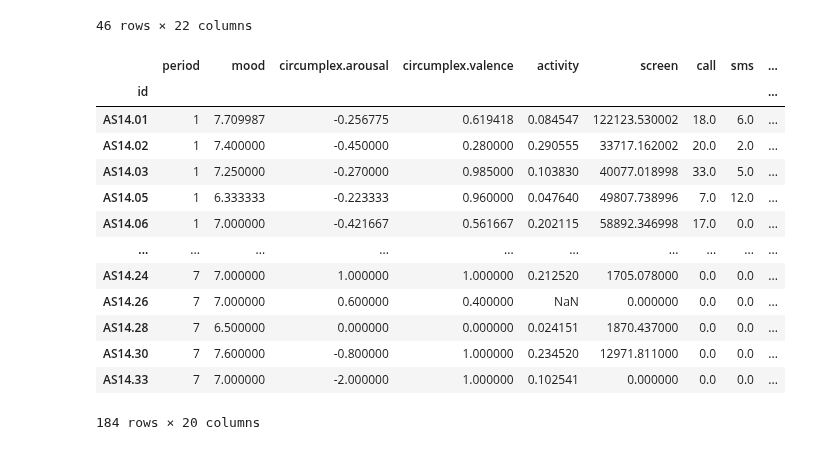
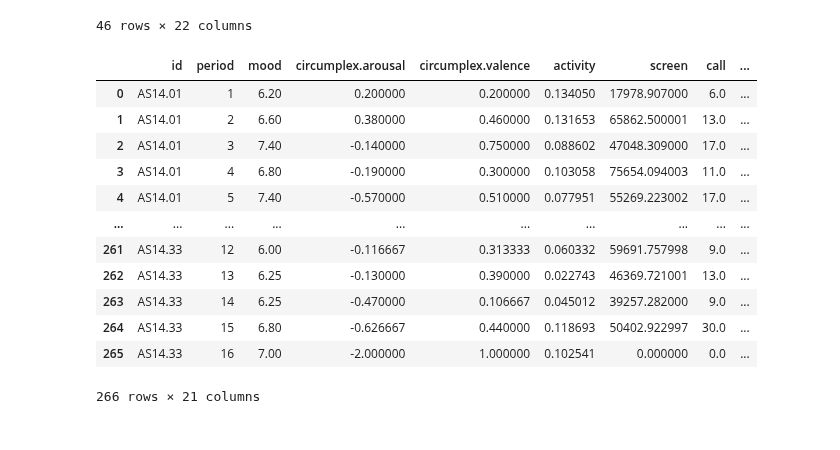
Before and after one commit to QST23/course_dmt, a Jupyter notebook: ass1/feature_engineering.ipynb, the cells around one changed output. Drawn from its saved outputs; the diff is of its cells as text; code cells hidden in the pictures.

Commit message:
Feature engineering start

```diff
--- a/ass1/feature_engineering.ipynb
+++ b/ass1/feature_engineering.ipynb
@@ -33,28 +33,49 @@ df.loc[df['id'] == 'AS14.01']
 # %%
 # Convert 'date' column to datetime type
 df['date'] = pd.to_datetime(df['date'])
 
-# Create a new column 'period' with period numbers (every period number corresponds to 5 days)
-df['period'] = ((df['date'].dt.day - 1) // 5) + 1
+# Set 'id' as index
+df.set_index('id', inplace=True)
 
+# Find the earliest date for each 'id'
+earliest_dates = df.groupby('id')['date'].min()
+
+# Create a dictionary to store the date ranges for each 'id'
+date_ranges = {}
+
+# Loop through each 'id' and generate date ranges for each 5-day period
+for id, earliest_date in earliest_dates.items():
+    date_range = pd.date_range(start=earliest_date, freq='5D', closed='left', periods=(len(df) // 5) + 1)
+    date_ranges[id] = date_range
+
+# Flatten the list of date ranges
+all_dates = pd.to_datetime([date for date_range in date_ranges.values() for date in date_range])
+
+# Map dates to corresponding period values using searchsorted
+df['period'] = np.searchsorted(all_dates, df['date']) + 1
+
+# Define custom aggregation functions
 agg_dict = {'mood': 'last', 'circumplex.arousal': 'mean', 'circumplex.valence': 'mean', 'activity': 'mean', 'screen': 'sum', 'call': 'sum', 'sms': 'sum', 'appCat.builtin': 'sum', 'appCat.communication': 'sum', 'appCat.entertainment': 'sum', 'appCat.finance': 'sum', 'appCat.game': 'sum', 'appCat.office': 'sum', 'appCat.other': 'sum', 'appCat.social': 'sum', 'appCat.travel': 'sum', 'appCat.unknown': 'sum', 'appCat.weather': 'sum', 'appCat.utilities': 'sum'}
 
-df = df.groupby(['period', 'id']).agg(agg_dict).reset_index()
+# Group by 'id' and 'period', and apply the aggregation functions
+df = df.groupby(['id', 'period']).agg(agg_dict)
 
-# Set 'id' as the index
-df.set_index('id', inplace=True)
+# Reset index
+df.reset_index(inplace=True)
+
+# Print the result
+df
 # %% [output]
-|  | period | mood | circumplex.arousal | circumplex.valence | activity | screen | call | sms | ... |
-| id |  |  |  |  |  |  |  |  | ... |
-| AS14.01 | 1 | 7.709987 | -0.256775 | 0.619418 | 0.084547 | 122123.530002 | 18.0 | 6.0 | ... |
-| AS14.02 | 1 | 7.400000 | -0.450000 | 0.280000 | 0.290555 | 33717.162002 | 20.0 | 2.0 | ... |
-| AS14.03 | 1 | 7.250000 | -0.270000 | 0.985000 | 0.103830 | 40077.018998 | 33.0 | 5.0 | ... |
-| AS14.05 | 1 | 6.333333 | -0.223333 | 0.960000 | 0.047640 | 49807.738996 | 7.0 | 12.0 | ... |
-| AS14.06 | 1 | 7.000000 | -0.421667 | 0.561667 | 0.202115 | 58892.346998 | 17.0 | 0.0 | ... |
+|  | id | period | mood | circumplex.arousal | circumplex.valence | activity | screen | call | ... |
+| 0 | AS14.01 | 1 | 6.20 | 0.200000 | 0.200000 | 0.134050 | 17978.907000 | 6.0 | ... |
+| 1 | AS14.01 | 2 | 6.60 | 0.380000 | 0.460000 | 0.131653 | 65862.500001 | 13.0 | ... |
+| 2 | AS14.01 | 3 | 7.40 | -0.140000 | 0.750000 | 0.088602 | 47048.309000 | 17.0 | ... |
+| 3 | AS14.01 | 4 | 6.80 | -0.190000 | 0.300000 | 0.103058 | 75654.094003 | 11.0 | ... |
+| 4 | AS14.01 | 5 | 7.40 | -0.570000 | 0.510000 | 0.077951 | 55269.223002 | 17.0 | ... |
 | ... | ... | ... | ... | ... | ... | ... | ... | ... | ... |
-| AS14.24 | 7 | 7.000000 | 1.000000 | 1.000000 | 0.212520 | 1705.078000 | 0.0 | 0.0 | ... |
-| AS14.26 | 7 | 7.000000 | 0.600000 | 0.400000 | NaN | 0.000000 | 0.0 | 0.0 | ... |
-| AS14.28 | 7 | 6.500000 | 0.000000 | 0.000000 | 0.024151 | 1870.437000 | 0.0 | 0.0 | ... |
-| AS14.30 | 7 | 7.600000 | -0.800000 | 1.000000 | 0.234520 | 12971.811000 | 0.0 | 0.0 | ... |
-| AS14.33 | 7 | 7.000000 | -2.000000 | 1.000000 | 0.102541 | 0.000000 | 0.0 | 0.0 | ... |
+| 261 | AS14.33 | 12 | 6.00 | -0.116667 | 0.313333 | 0.060332 | 59691.757998 | 9.0 | ... |
+| 262 | AS14.33 | 13 | 6.25 | -0.130000 | 0.390000 | 0.022743 | 46369.721001 | 13.0 | ... |
+| 263 | AS14.33 | 14 | 6.25 | -0.470000 | 0.106667 | 0.045012 | 39257.282000 | 9.0 | ... |
+| 264 | AS14.33 | 15 | 6.80 | -0.626667 | 0.440000 | 0.118693 | 50402.922997 | 30.0 | ... |
+| 265 | AS14.33 | 16 | 7.00 | -2.000000 | 1.000000 | 0.102541 | 0.000000 | 0.0 | ... |
-184 rows × 20 columns
+266 rows × 21 columns
```
Also changed, not shown: parts of 4 cells of this notebook.
